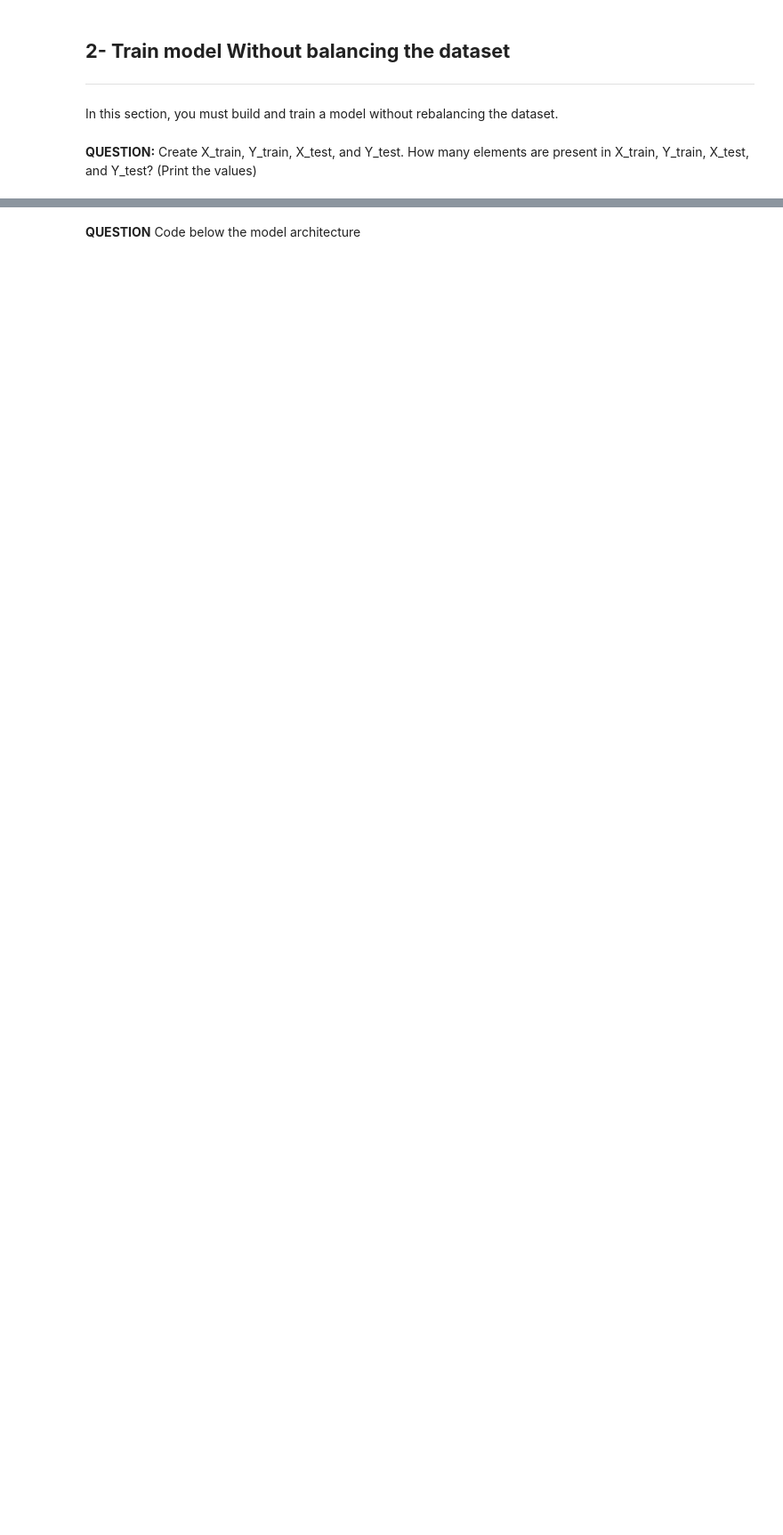
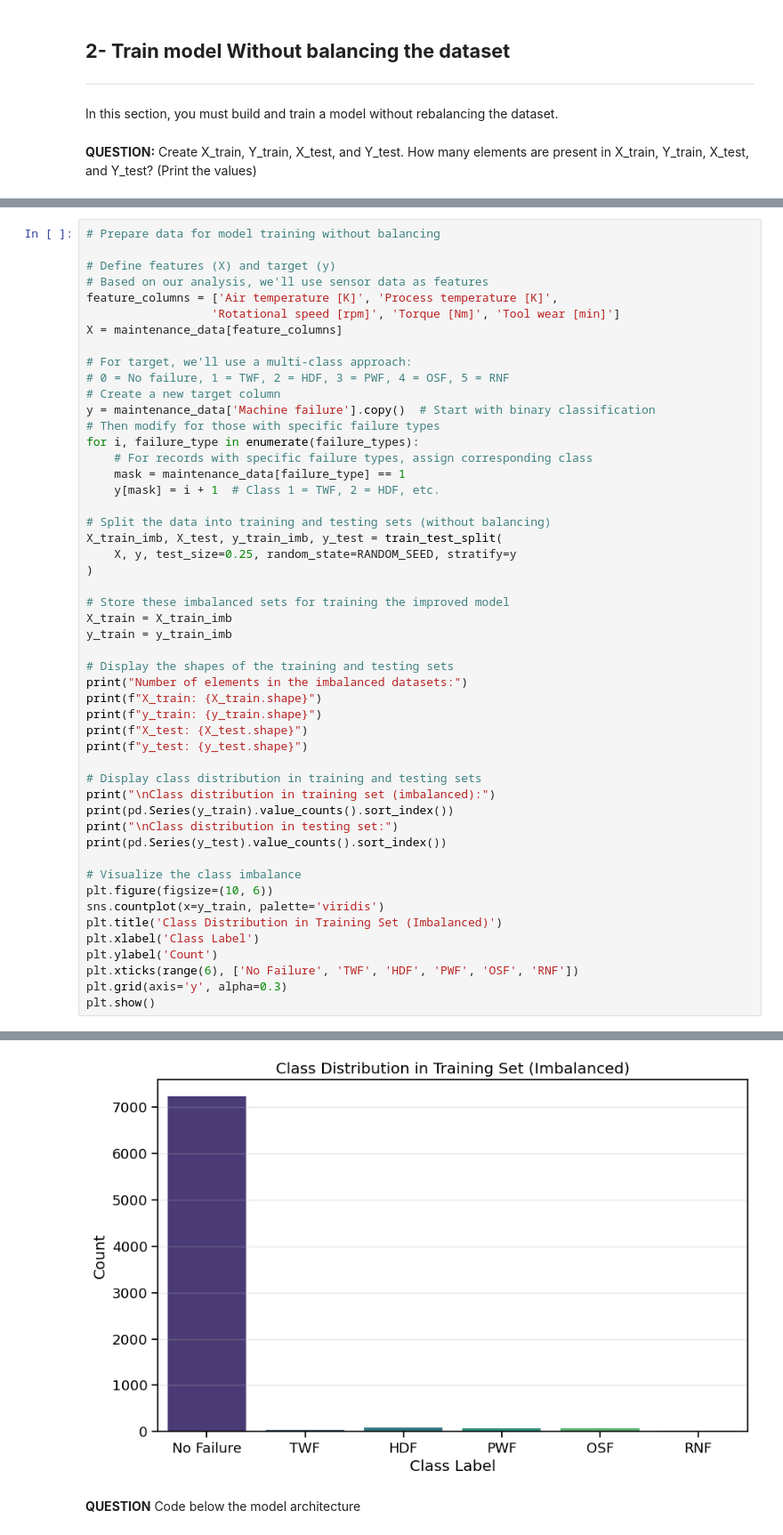
Before and after one commit to Tichow/TP_IA_embarquee, a Jupyter notebook: neural_network/TP_IA_EMBARQUEE.ipynb, the cells around one changed output, grey strips where cells are left out. Shown at 89% size. Drawn from its saved outputs; the diff is of its cells as text; blank space fills up the shorter version.

```diff
--- a/neural_network/TP_IA_EMBARQUEE.ipynb
+++ b/neural_network/TP_IA_EMBARQUEE.ipynb
@@ -229,0 +435,51 @@ Y_test :  (1000, 6)
+# %%
+# Prepare data for model training without balancing
+
+# Define features (X) and target (y)
+# Based on our analysis, we'll use sensor data as features
+feature_columns = ['Air temperature [K]', 'Process temperature [K]',
+                  'Rotational speed [rpm]', 'Torque [Nm]', 'Tool wear [min]']
+X = maintenance_data[feature_columns]
+
+# For target, we'll use a multi-class approach:
+# 0 = No failure, 1 = TWF, 2 = HDF, 3 = PWF, 4 = OSF, 5 = RNF
+# Create a new target column
+y = maintenance_data['Machine failure'].copy()  # Start with binary classification
+# Then modify for those with specific failure types
+for i, failure_type in enumerate(failure_types):
+    # For records with specific failure types, assign corresponding class
+    mask = maintenance_data[failure_type] == 1
+    y[mask] = i + 1  # Class 1 = TWF, 2 = HDF, etc.
+
+# Split the data into training and testing sets (without balancing)
+X_train_imb, X_test, y_train_imb, y_test = train_test_split(
+    X, y, test_size=0.25, random_state=RANDOM_SEED, stratify=y
+)
+
+# Store these imbalanced sets for training the improved model
+X_train = X_train_imb
+y_train = y_train_imb
+
+# Display the shapes of the training and testing sets
+print("Number of elements in the imbalanced datasets:")
+print(f"X_train: {X_train.shape}")
+print(f"y_train: {y_train.shape}")
+print(f"X_test: {X_test.shape}")
+print(f"y_test: {y_test.shape}")
+
+# Display class distribution in training and testing sets
+print("\nClass distribution in training set (imbalanced):")
+print(pd.Series(y_train).value_counts().sort_index())
+print("\nClass distribution in testing set:")
+print(pd.Series(y_test).value_counts().sort_index())
+
+# Visualize the class imbalance
+plt.figure(figsize=(10, 6))
+sns.countplot(x=y_train, palette='viridis')
+plt.title('Class Distribution in Training Set (Imbalanced)')
+plt.xlabel('Class Label')
+plt.ylabel('Count')
+plt.xticks(range(6), ['No Failure', 'TWF', 'HDF', 'PWF', 'OSF', 'RNF'])
+plt.grid(axis='y', alpha=0.3)
+plt.show()
+# %% [output]
@@ -230,2 +506,3 @@ Y_test :  (1000, 6)
+[figure, added]
 # %% [markdown]
 **QUESTION** Code below the model architecture
```
Also changed, not shown: parts of 41 cells of this notebook.
